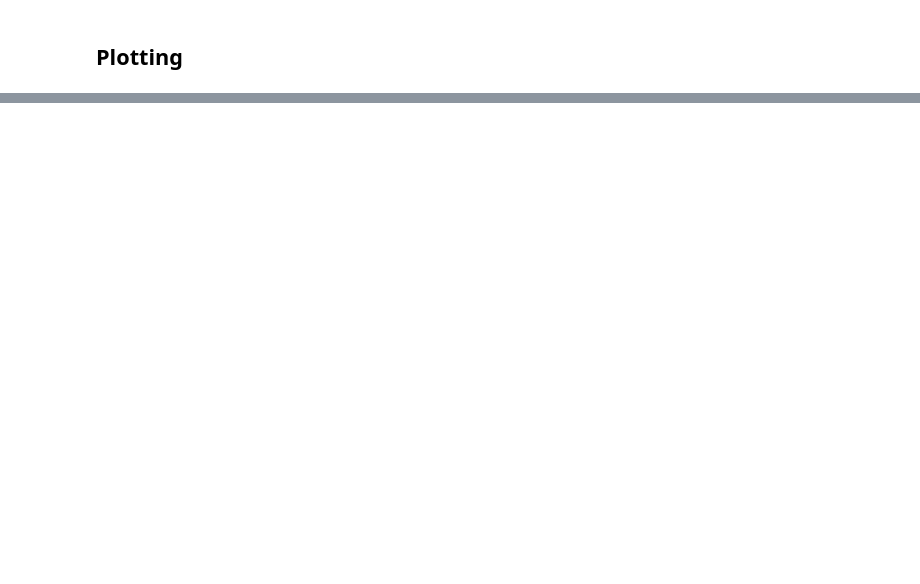
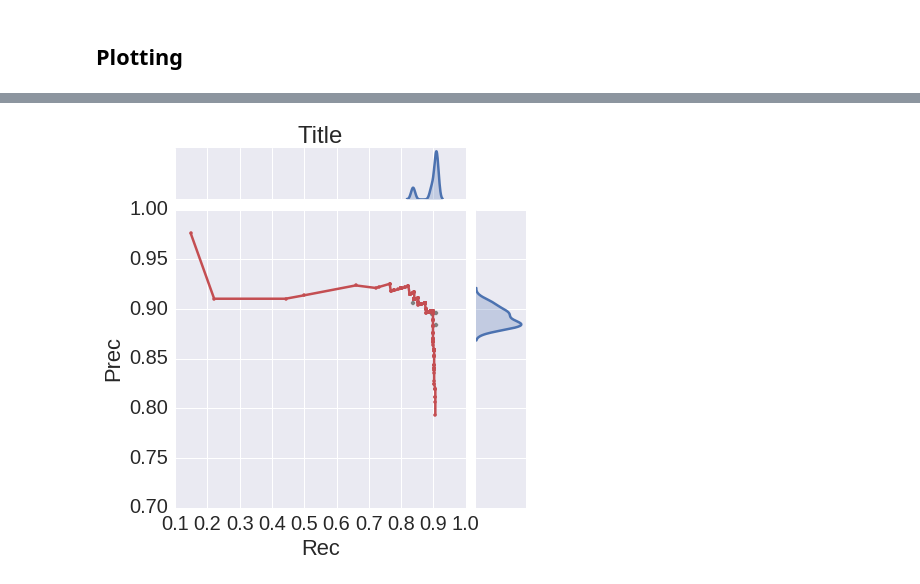
Before and after one commit to sdrogers/metabolomics_tools, a Jupyter notebook: alignment/notebooks/Beer3pos_experiment.ipynb, the cells around one changed output, grey strips where cells are left out. Saved outputs shown, nothing was run; the diff lists cells and outputs as text; code cells hidden in the pictures; blank space fills up the shorter version.

```diff
--- a/alignment/notebooks/Beer3pos_experiment.ipynb
+++ b/alignment/notebooks/Beer3pos_experiment.ipynb
@@ -173,2 +130,4 @@ Saved to pickles/beer3pos/res_mwg.p
+# %%
+df1 = pd.read_pickle('pickles/beer3pos/df1.p')
 # %% [markdown]
 <h2>Plotting</h2>
@@ -202,0 +206,21 @@ plot_density(exp_results_1b, 'Cluster matching')
+# %%
+def plot_scatter(exp_res, idx, df, title):
+    item = exp_res[idx]
+    training_data, training_df, best_training_row, match_res = item
+    training_df = training_df.reset_index(drop=True)
+    g = sns.JointGrid(x="Rec", y="Prec", data=training_df)
+    g = g.plot_joint(plt.scatter, color=".5", edgecolor="white")
+    plt.figure(g.fig.number)
+    plt.plot(df.Rec, df.Prec, '.r-')
+    # g = g.plot_marginals(sns.distplot, kde=False, color=".5")
+    g = g.plot_marginals(sns.kdeplot, shade=True)
+    ax = g.ax_joint
+    ax.set_xlabel('Rec')
+    ax.set_ylabel('Prec')
+    ax.set_ylim([0.7, 1.0])
+    ax = g.ax_marg_x
+    ax.set_title(title)
+# %%
+plot_scatter(exp_results_1a, 0, df1, 'Title')
+# %% [output]
+[figure, added]
```
Also changed, not shown: parts of 16 cells of this notebook, 18 other files.
